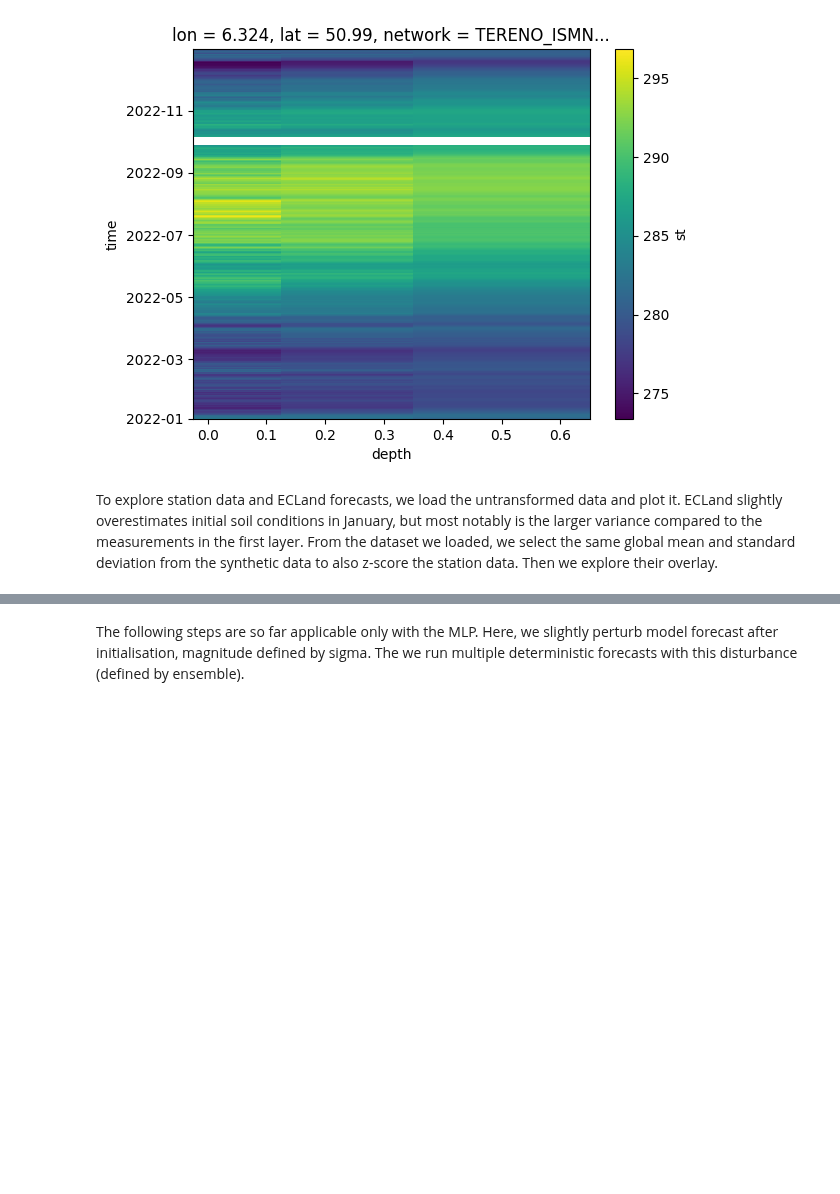
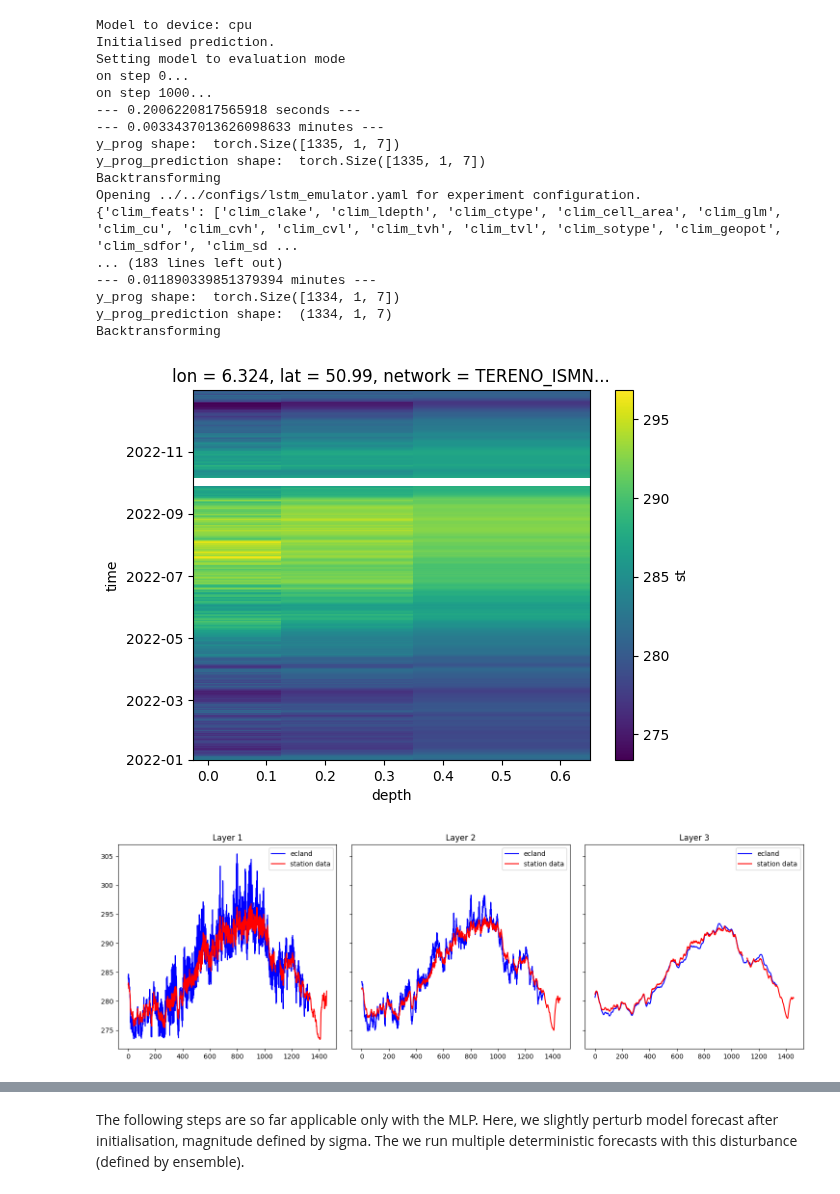
Before and after one commit to MWesselkamp/forecast-horizons, a Jupyter notebook: ecland-emulator/notebooks/evaluation_template.ipynb, the cells around one changed output, grey strips where cells are left out. Cells and saved outputs as stored; diff of their text form; code cells hidden in the pictures; blank space fills up the shorter version.

```diff
--- a/ecland-emulator/notebooks/evaluation_template.ipynb
+++ b/ecland-emulator/notebooks/evaluation_template.ipynb
@@ -39,27 +40,45 @@ closest_grid_cell = Gevenich.match_station_with_forcing() # Match the station wi
 station_data = Gevenich.process_station_data()
 Gevenich.plot_station_data()
 
-CONFIG['x_slice_indices'] = closest_grid_cell # adjust the index of the grid cell in the config file before initialising the models
+dynamic_features_dict = {}
+dynamic_features_prediction_dict = {}
 
-# Then initialise model with config file
-if CONFIG["model"] == 'mlp':
-    ForecastModel = ForecastModuleMLP(hpars=HPARS, config=CONFIG)
-elif CONFIG["model"] == 'lstm':
-    ForecastModel = ForecastModuleLSTM(hpars=HPARS, config=CONFIG)
-elif CONFIG["model"] == 'xgb':
-    ForecastModel = ForecastModuleXGB(hpars=None, config=CONFIG)
+for mod in models:
 
-dataset = ForecastModel.initialise_dataset()
-model = ForecastModel.load_model()
-x_static, x_met, y_prog = ForecastModel.load_test_data(dataset)
-print(x_static.shape)
-print(x_met.shape)
-print(y_prog.shape)
+    # initialise model with config file
+    if mod == 'mlp':
+        CONFIG = load_config(config_path = '../../configs/mlp_emulator.yaml')
+        HPARS = load_hpars(use_model = '../mlp')
+        ForecastModel = ForecastModuleMLP(hpars=HPARS, config=CONFIG)
+    elif mod == 'lstm':
+        CONFIG = load_config(config_path = '../../configs/lstm_emulator.yaml')
+        HPARS = load_hpars(use_model = '../lstm')
+        ForecastModel = ForecastModuleLSTM(hpars=HPARS, config=CONFIG)
+    elif mod == 'xgb':
+        CONFIG = load_config(config_path = '../../configs/xgb_emulator.yaml')
+        HPARS = None
+        ForecastModel = ForecastModuleXGB(hpars=HPARS, config=CONFIG)
+
+    CONFIG['x_slice_indices'] = closest_grid_cell # adjust the index of the grid cell in the config file before initialising the models
+
+    dataset = ForecastModel.initialise_dataset()
+    model = ForecastModel.load_model()
+    x_static, x_met, y_prog = ForecastModel.load_test_data(dataset)
+
+    y_prog_hybrid = y_prog.clone()
+    station_data_transformed = Gevenich.transform_station_data(dataset=dataset, target_variables=CONFIG['targets_eval'])
+    y_prog_hybrid[...,Gevenich.matching_indices] = station_data_transformed[:y_prog.shape[0]]
+
+    if CONFIG["model"] == 'lstm':
+        ForecastModel.handle_hindcast(skip=True)
+    dynamic_features, dynamic_features_prediction = ForecastModel.run_forecast()
+    dynamic_features, dynamic_features_prediction = ForecastModel.backtransformation()
+
+    dynamic_features_dict[mod] = dynamic_features
+    dynamic_features_prediction_dict[mod] = dynamic_features_prediction
 
 
-print("Evaluated variables:", CONFIG['targets_eval'])
-print("Prognostic variables in emulator:", dataset.targ_lst)
-station_data_transformed = Gevenich.transform_station_data(dataset=dataset, target_variables=CONFIG['targets_eval'])
+plot_station_data(y_prog, station_data_transformed, save_to= '../results/station_data.pdf')
 # %% [output]
 Matched station with grid cell:  4106
 Converting celsius into kelvin
@@ -81,3 +100,19 @@ Prognostic variables in emulator: ['swvl1', 'swvl2', 'swvl3', 'stl1', 'stl2', 's
+Model to device: cpu
+Initialised prediction.
+Setting model to evaluation mode
+on step 0...
+on step 1000...
+--- 0.2006220817565918 seconds ---
+--- 0.0033437013626098633 minutes ---
+y_prog shape:  torch.Size([1335, 1, 7])
+y_prog_prediction shape:  torch.Size([1335, 1, 7])
+Backtransforming
+Opening ../../configs/lstm_emulator.yaml for experiment configuration.
+{'clim_feats': ['clim_clake', 'clim_ldepth', 'clim_ctype', 'clim_cell_area', 'clim_glm', 'clim_cu', 'clim_cvh', 'clim_cvl', 'clim_tvh', 'clim_tvl', 'clim_sotype', 'clim_geopot', 'clim_sdfor', 'clim_sd ...
+... (183 lines left out)
+--- 0.011890339851379394 minutes ---
+y_prog shape:  torch.Size([1334, 1, 7])
+y_prog_prediction shape:  (1334, 1, 7)
+Backtransforming
 [figure]
+[figure, added]
-# %% [markdown]
-To explore station data and ECLand forecasts, we load the untransformed data and plot it. ECLand slightly overestimates initial soil conditions in January, but most notably is the larger variance compared to the measurements in the first layer. From the dataset we loaded, we select the same global mean and standard deviation from the synthetic data to also z-score the station data. Then we explore their overlay.
```
Also changed, not shown: parts of 7 cells of this notebook, 1 other file.
